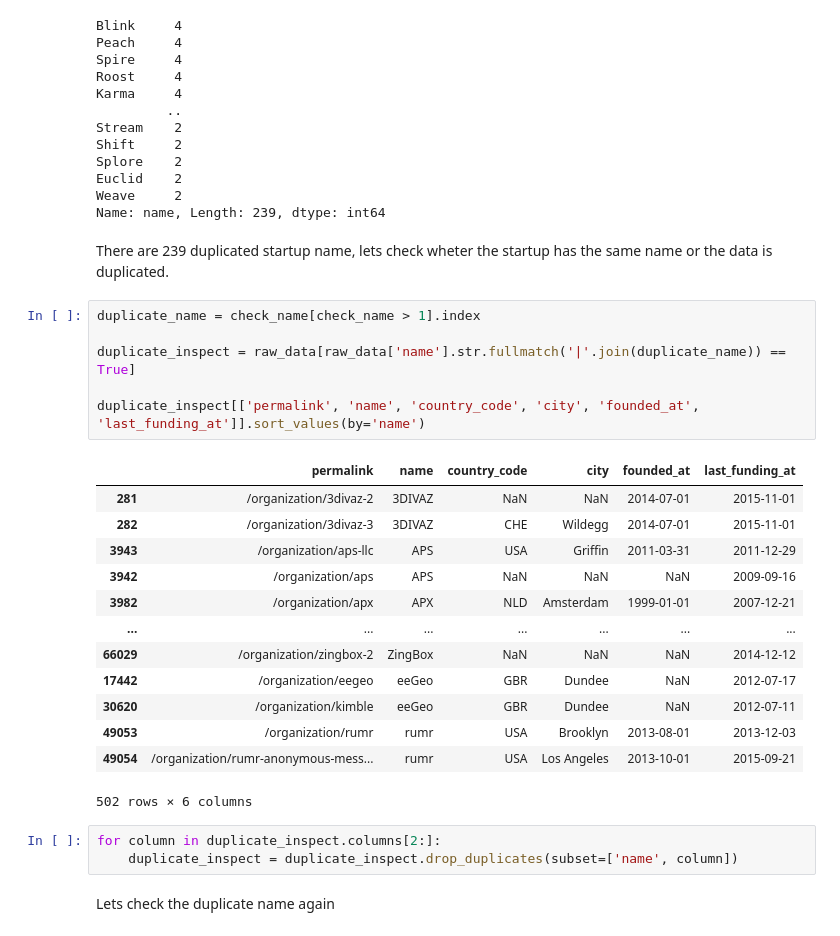
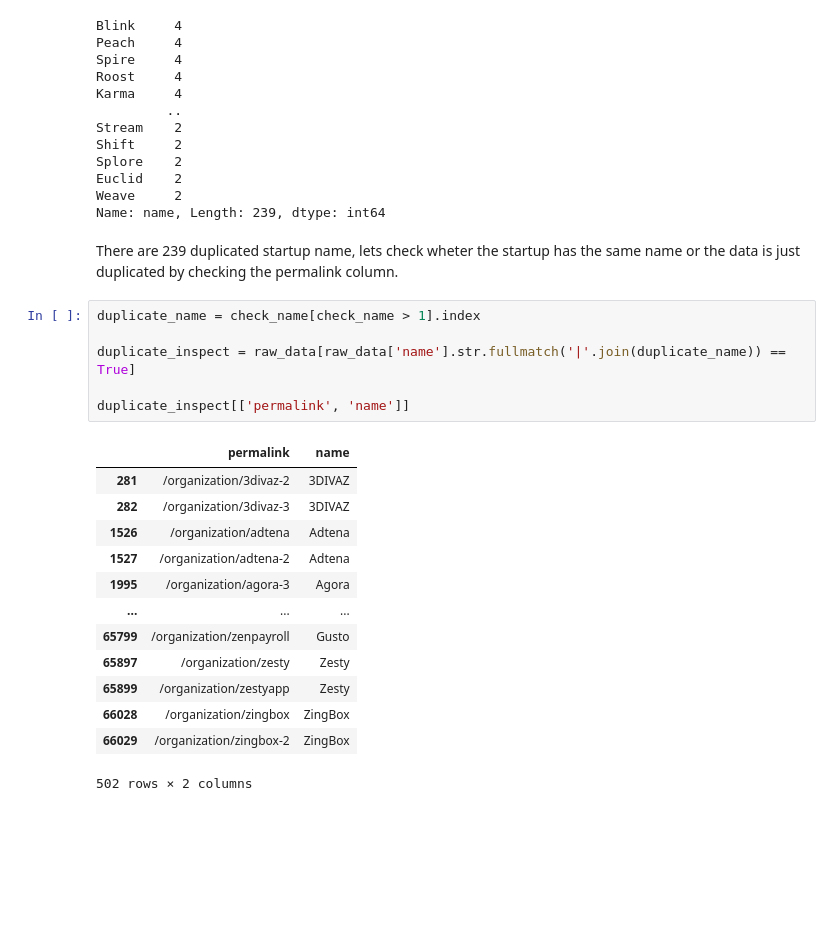
Before and after one commit to alfiannajih/startup-prediction, a Jupyter notebook: EDA startup.ipynb, the cells around one changed output. Saved outputs shown, nothing was run; the diff lists cells and outputs as text; blank space fills up the shorter version.

```diff
--- a/EDA startup.ipynb
+++ b/EDA startup.ipynb
@@ -138,29 +78,24 @@ Euclid    2
 Weave     2
 Name: name, Length: 239, dtype: int64
 # %% [markdown]
-There are 239 duplicated startup name, lets check wheter the startup has the same name or the data is duplicated.
+There are 239 duplicated startup name, lets check wheter the startup has the same name or the data is just duplicated by checking the permalink column.
 # %%
 duplicate_name = check_name[check_name > 1].index
 
 duplicate_inspect = raw_data[raw_data['name'].str.fullmatch('|'.join(duplicate_name)) == True]
 
-duplicate_inspect[['permalink', 'name', 'country_code', 'city', 'founded_at', 'last_funding_at']].sort_values(by='name')
+duplicate_inspect[['permalink', 'name']]
 # %% [output]
-|  | permalink | name | country_code | city | founded_at | last_funding_at |
-| 281 | /organization/3divaz-2 | 3DIVAZ | NaN | NaN | 2014-07-01 | 2015-11-01 |
-| 282 | /organization/3divaz-3 | 3DIVAZ | CHE | Wildegg | 2014-07-01 | 2015-11-01 |
-| 3943 | /organization/aps-llc | APS | USA | Griffin | 2011-03-31 | 2011-12-29 |
-| 3942 | /organization/aps | APS | NaN | NaN | NaN | 2009-09-16 |
-| 3982 | /organization/apx | APX | NLD | Amsterdam | 1999-01-01 | 2007-12-21 |
-| ... | ... | ... | ... | ... | ... | ... |
-| 66029 | /organization/zingbox-2 | ZingBox | NaN | NaN | NaN | 2014-12-12 |
-| 17442 | /organization/eegeo | eeGeo | GBR | Dundee | NaN | 2012-07-17 |
-| 30620 | /organization/kimble | eeGeo | GBR | Dundee | NaN | 2012-07-11 |
-| 49053 | /organization/rumr | rumr | USA | Brooklyn | 2013-08-01 | 2013-12-03 |
-| 49054 | /organization/rumr-anonymous-mess... | rumr | USA | Los Angeles | 2013-10-01 | 2015-09-21 |
+|  | permalink | name |
+| 281 | /organization/3divaz-2 | 3DIVAZ |
+| 282 | /organization/3divaz-3 | 3DIVAZ |
+| 1526 | /organization/adtena | Adtena |
+| 1527 | /organization/adtena-2 | Adtena |
+| 1995 | /organization/agora-3 | Agora |
+| ... | ... | ... |
+| 65799 | /organization/zenpayroll | Gusto |
+| 65897 | /organization/zesty | Zesty |
+| 65899 | /organization/zestyapp | Zesty |
+| 66028 | /organization/zingbox | ZingBox |
+| 66029 | /organization/zingbox-2 | ZingBox |
-502 rows × 6 columns
+502 rows × 2 columns
-# %%
-for column in duplicate_inspect.columns[2:]:
-    duplicate_inspect = duplicate_inspect.drop_duplicates(subset=['name', column])
-# %% [markdown]
-Lets check the duplicate name again
```
Also changed, not shown: parts of 31 cells of this notebook.
